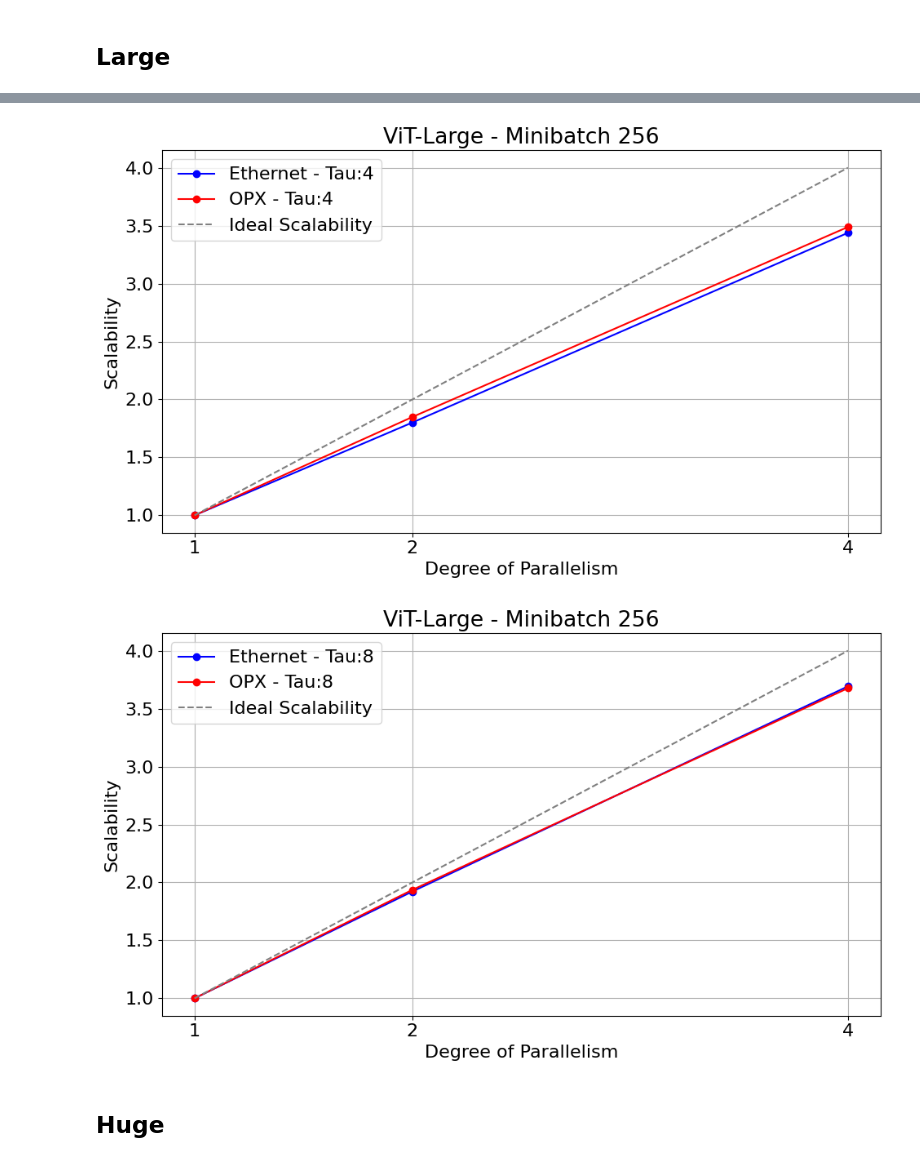
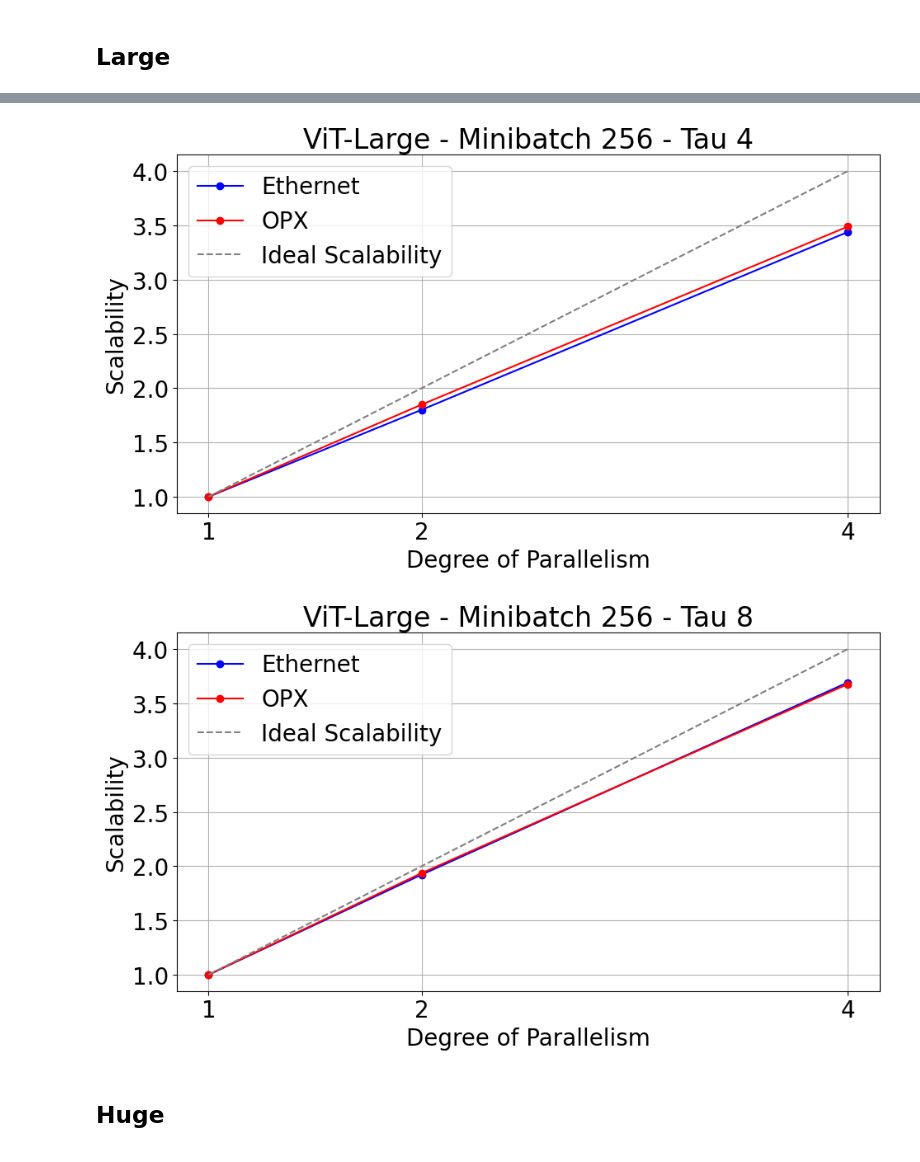
Before and after one commit to JacopoRaffi/Master_Thesis, a Jupyter notebook: analysis/ddpa.ipynb, the cells around one changed output, grey strips where cells are left out. Drawn from its saved outputs; the diff is of its cells as text; code cells hidden in the pictures.

```diff
--- a/analysis/ddpa.ipynb
+++ b/analysis/ddpa.ipynb
@@ -5,7 +5,7 @@ import numpy as np
 
 from plot_utils import *
 # %%
-plt.rcParams['font.size'] = 16
+plt.rcParams['font.size'] = 20
 # %% [markdown]
 ## PLOT DA FARE:
 1. Fai le curve come il sincrono e tieni i tau separati
@@ -398,17 +398,17 @@ plt.tight_layout()
 # %%
 plt.figure(figsize=(10,6))
-plot_speedup([ddp_1_l_256_4_eth1, ddp_2_l_256_4_eth1, ddp_4_l_256_4_eth1], "ViT-Large - Minibatch 256", "Ethernet - Tau:4", color='blue', plot_ideal=False, asynch=True)
-plot_speedup([ddp_1_l_256_4_eth1, ddp_2_l_256_4_ib0, ddp_4_l_256_4_ib0], "ViT-Large - Minibatch 256", "OPX - Tau:4", color='red', plot_ideal=True, asynch=True)
+plot_speedup([ddp_1_l_256_4_eth1, ddp_2_l_256_4_eth1, ddp_4_l_256_4_eth1], "ViT-Large - Minibatch 256 - Tau 4", "Ethernet", color='blue', plot_ideal=False, asynch=True)
+plot_speedup([ddp_1_l_256_4_eth1, ddp_2_l_256_4_ib0, ddp_4_l_256_4_ib0], "ViT-Large - Minibatch 256 - Tau 4", "OPX", color='red', plot_ideal=True, asynch=True)
 plt.tight_layout()
 # %% [output]
-[figure, old version]
+[figure, new version]
 # %%
 plt.figure(figsize=(10,6))
-plot_speedup([ddp_1_l_256_8_eth1, ddp_2_l_256_8_eth1, ddp_4_l_256_8_eth1], "ViT-Large - Minibatch 256", "Ethernet - Tau:8", color='blue', plot_ideal=False, asynch=True)
-plot_speedup([ddp_1_l_256_8_eth1, ddp_2_l_256_8_ib0, ddp_4_l_256_8_ib0], "ViT-Large - Minibatch 256", "OPX - Tau:8", color='red', plot_ideal=True, asynch=True)
+plot_speedup([ddp_1_l_256_8_eth1, ddp_2_l_256_8_eth1, ddp_4_l_256_8_eth1], "ViT-Large - Minibatch 256 - Tau 8", "Ethernet", color='blue', plot_ideal=False, asynch=True)
+plot_speedup([ddp_1_l_256_8_eth1, ddp_2_l_256_8_ib0, ddp_4_l_256_8_ib0], "ViT-Large - Minibatch 256 - Tau 8", "OPX", color='red', plot_ideal=True, asynch=True)
 plt.tight_layout()
 # %% [output]
-[figure, old version]
+[figure, new version]
 # %% [markdown]
 ## Huge
 # %%
```
Also changed, not shown: parts of 27 cells of this notebook.
